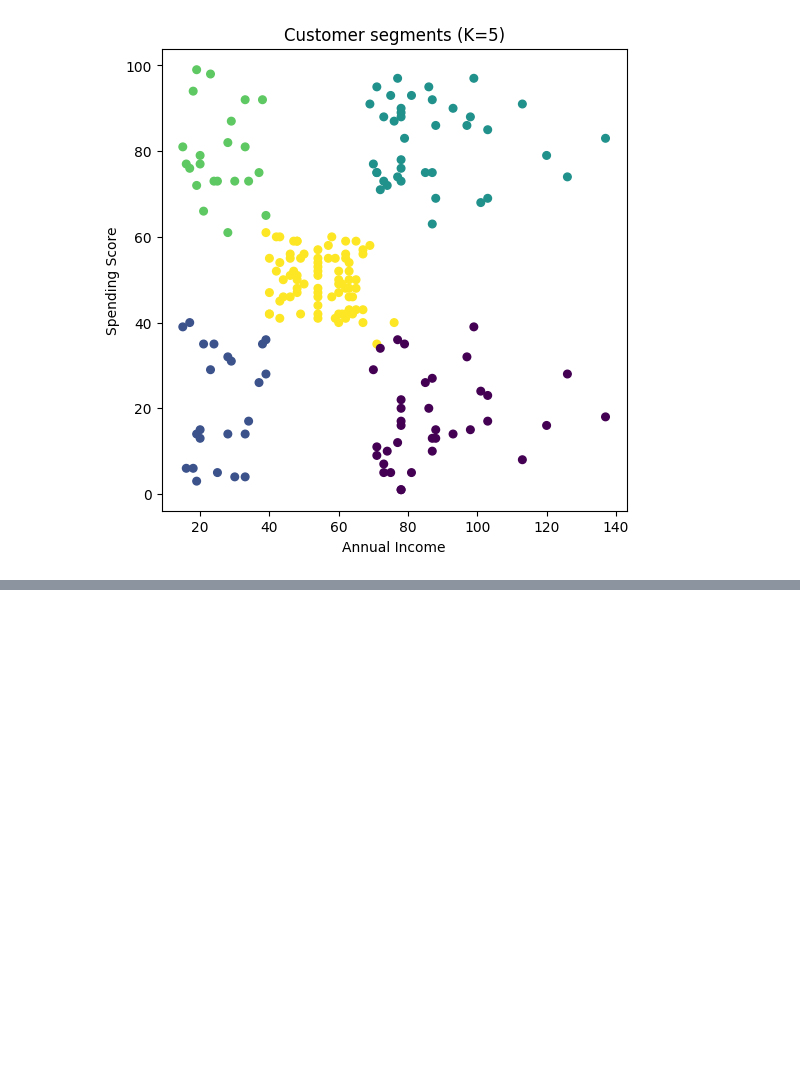
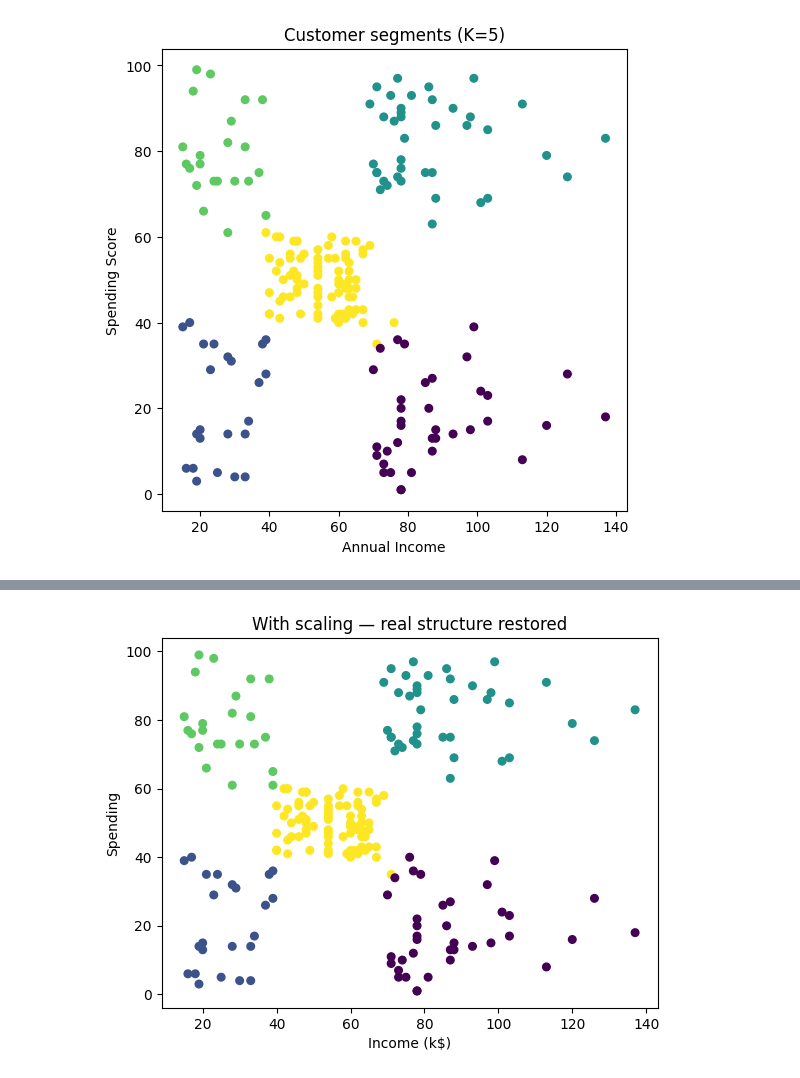
Before and after one commit to Maxstef/data-loves-ml-for-people-course, a Jupyter notebook: notebooks/3_1_clustering/0_1_k-means.ipynb, the cells around one changed output, grey strips where cells are left out. Drawn from its saved outputs; the diff is of its cells as text; code cells hidden in the pictures; blank space fills up the shorter version.

```diff
--- a/notebooks/3_1_clustering/0_1_k-means.ipynb
+++ b/notebooks/3_1_clustering/0_1_k-means.ipynb
@@ -224,0 +283,18 @@ plt.show()
+# %%
+# with scaling
+from sklearn.preprocessing import StandardScaler
+
+scaler = StandardScaler()
+X_bad_scaled = scaler.fit_transform(X_bad)
+
+centroids_fix, labels_fix, history_fix = kmeans_from_scratch(
+    X_bad_scaled, k=5, random_state=42
+)
+
+plt.scatter(X_bad[:, 0], X_bad[:, 1], c=labels_fix, s=30)
+plt.title("With scaling — real structure restored")
+plt.xlabel("Income (k$)")
+plt.ylabel("Spending")
+plt.show()
+# %% [output]
+[figure, added]
```
Also changed, not shown: parts of 22 cells of this notebook.
